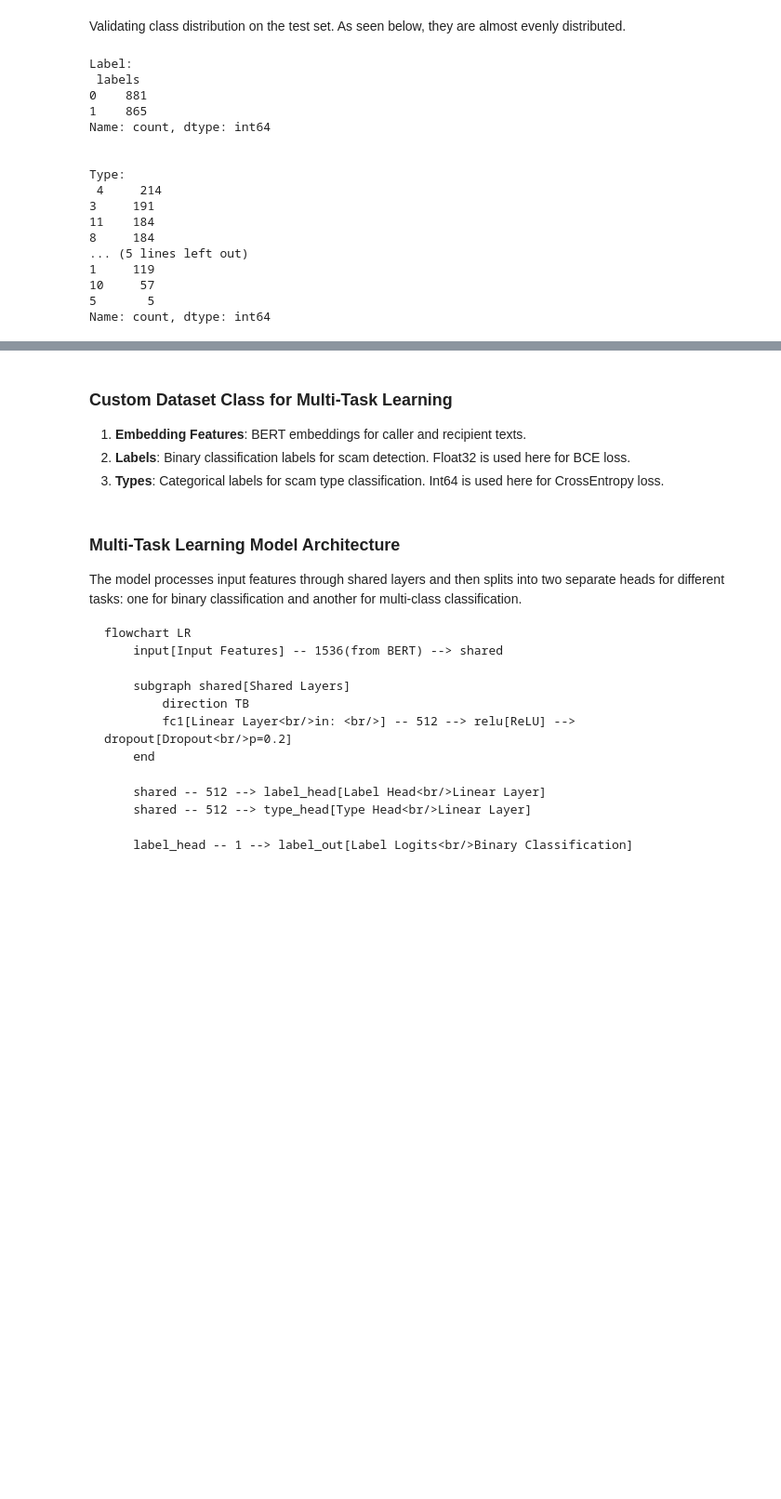
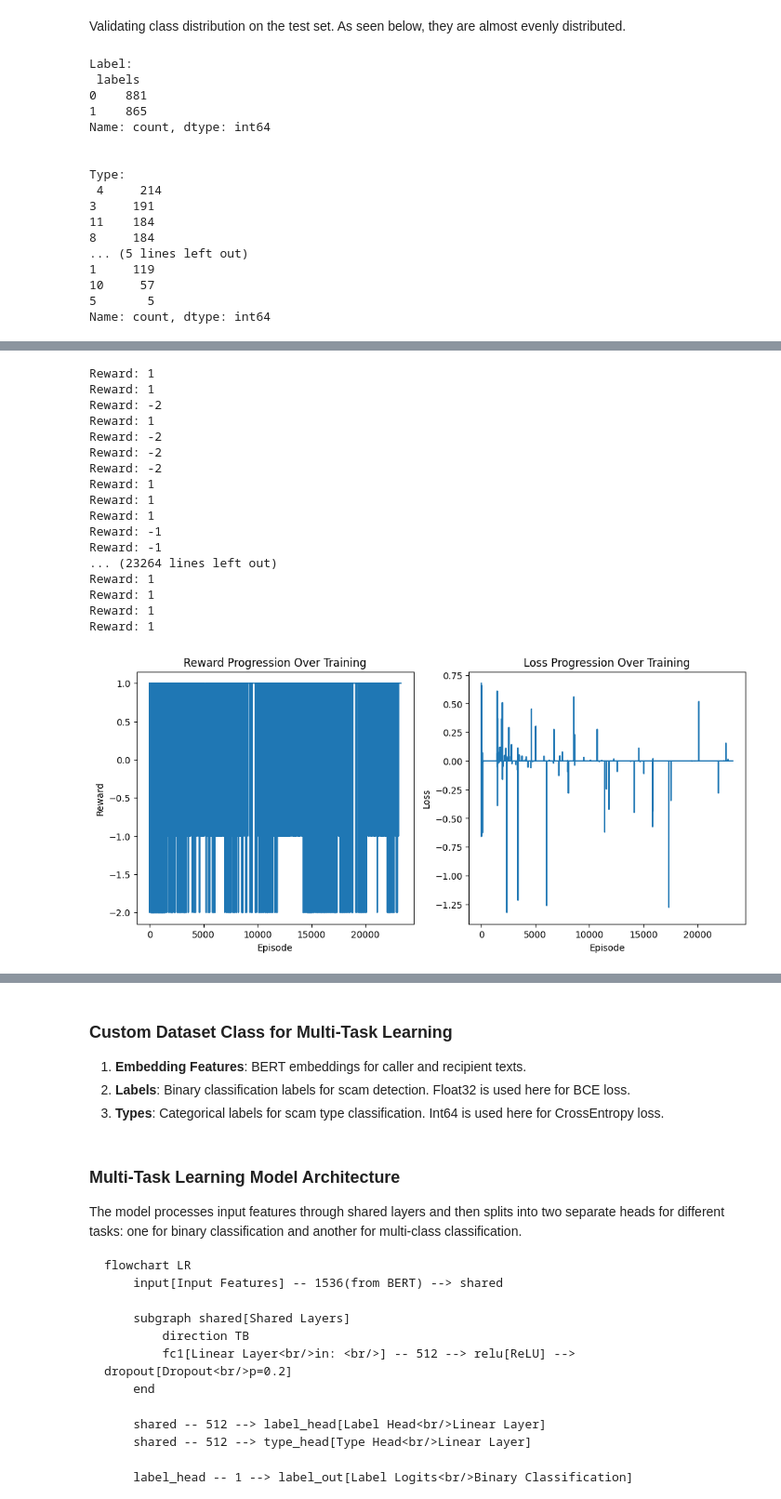
Before and after one commit to junxianyong/INF2008_P1-08, a Jupyter notebook: scam_detection/scam_detection.ipynb, the cells around one changed output, grey strips where cells are left out. Shown at 93% size. Saved outputs shown, nothing was run; the diff lists cells and outputs as text; code cells hidden in the pictures; blank space fills up the shorter version.

Commit message:
Add Reinforcement Learning for scam/not-scam classification

```diff
--- a/scam_detection/scam_detection.ipynb
+++ b/scam_detection/scam_detection.ipynb
@@ -560,0 +636,2 @@ weighted avg       0.98      0.98      0.98      1746
+# %%
+y_rl = dataset_df["labels"].values
@@ -560,0 +644,3 @@ weighted avg       0.98      0.98      0.98      1746
+# %%
+X_rl_train, X_rl_rest, y_rl_train, y_rl_rest = train_test_split(X_rl_embeddings, y_rl, test_size=0.6, random_state=42) # Train split
+X_rl_val, X_rl_test, y_rl_val, y_rl_test = train_test_split(X_rl_rest, y_rl_rest, test_size=0.5, random_state=42) # Validation and test split
@@ -560,0 +703,8 @@ weighted avg       0.98      0.98      0.98      1746
+# %%
+def reward_function(pred, true_label):
+    if pred == true_label:
+        return 1  # Correct classification
+    elif pred == 1 and true_label == 0:
+        return -1  # False positive penalty
+    elif pred == 0 and true_label == 1:
+        return -2  # False negative penalty (more severe)
@@ -560,0 +713,67 @@ weighted avg       0.98      0.98      0.98      1746
+# %%
+policy_net = ScamPolicyNetwork(input_dim=X_rl_embeddings.shape[1]).to(device)
+# %%
+import matplotlib.pyplot as plt
+
+optimizer = optim.Adam(policy_net.parameters(), lr=0.02)
+
+reward_history = []
+loss_history = []
+
+num_epochs = 10
+
+for epoch in range(num_epochs):  # Train over multiple episodes
+    for feature, label in zip(X_rl_train, y_rl_train):  # Iterate over training samples
+        # state, true_label = get_random_sample(X_rl_train)  # Get a conversation from the dataset
+        # state = extract_features(state)  # Convert text to embeddings
+
+        state = torch.tensor(feature, dtype=torch.float32).to(device)  # Convert state to tensor
+        probs = policy_net(state)
+        action = torch.argmax(probs).item()  # Pick the action with the highest probability
+
+        reward = reward_function(action, label) # Compute reward
+        print(f"Reward: {reward}")  # Debugging
+
+        loss = -torch.log(probs[action]) * reward  # REINFORCE loss
+        optimizer.zero_grad()
+        loss.backward()
+        optimizer.step()
+
+        reward_history.append(reward)
+        loss_history.append(loss.item())
+
+# Plot Reward Progression
+plt.figure(figsize=(12, 5))
+plt.subplot(1, 2, 1)
+plt.plot(reward_history)
+plt.xlabel("Episode")
+plt.ylabel("Reward")
+plt.title("Reward Progression Over Training")
+
+# Plot Loss Progression
+plt.subplot(1, 2, 2)
+plt.plot(loss_history)
+plt.xlabel("Episode")
+plt.ylabel("Loss")
+plt.title("Loss Progression Over Training")
+
+plt.show()
+# %% [output]
+Reward: 1
+Reward: 1
+Reward: -2
+Reward: 1
+Reward: -2
+Reward: -2
+Reward: -2
+Reward: 1
+Reward: 1
+Reward: 1
+Reward: -1
+Reward: -1
+... (23264 lines left out)
+Reward: 1
+Reward: 1
+Reward: 1
+Reward: 1
+[figure, added]
```
Also changed, not shown: parts of 40 cells of this notebook.
